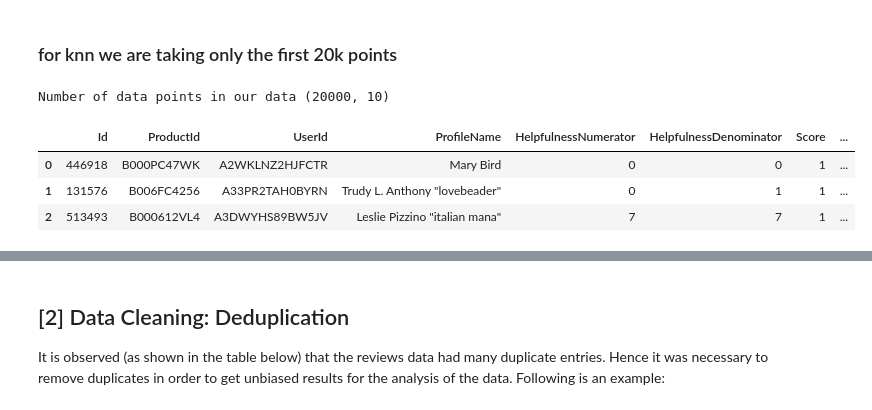
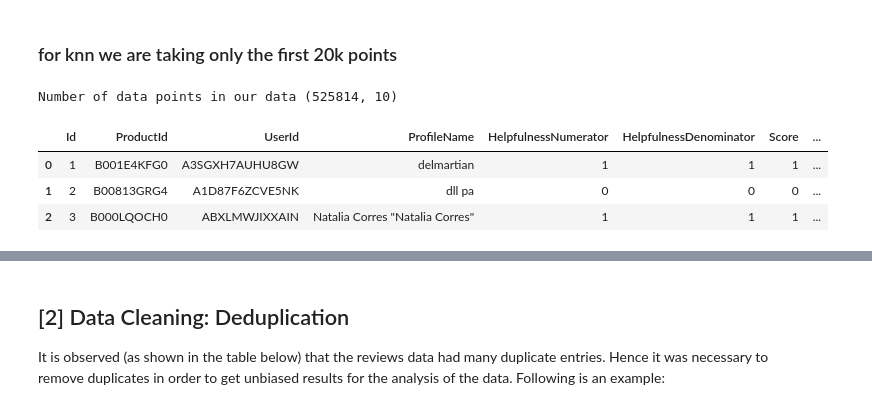
Before and after one commit to Lalit-Yadav-E1483/Amazon-Fine-Food, a Jupyter notebook: knn_data.ipynb, the cells around one changed output, grey strips where cells are left out. Drawn from its saved outputs; the diff is of its cells as text; code cells hidden in the pictures.

```diff
--- a/knn_data.ipynb
+++ b/knn_data.ipynb
@@ -176,23 +148,23 @@ plt.show()
 # %% [markdown]
 ### for knn we are taking only the first 20k points
 # %%
-filtered_data = pd.read_sql_query(""" SELECT * FROM Reviews WHERE Score != 3 ORDER BY RANDOM() LIMIT 20000 """, con)
+filtered_data = pd.read_sql_query(""" SELECT * FROM Reviews WHERE Score != 3 """, con)
 
 # Give reviews with Score>3 a positive rating, and reviews with a score<3 a negative rating.
 def partition(x):
     if x < 3:
         return 0
     return 1
 
 # changing reviews with score less than 3 to be negetive and vice-versa
 actualScore = filtered_data['Score']
 positiveNegative = actualScore.map(partition)
 filtered_data['Score'] = positiveNegative
 print("Number of data points in our data", filtered_data.shape)
 filtered_data.head(3)
 # %% [output]
-Number of data points in our data (20000, 10)
+Number of data points in our data (525814, 10)
 |  | Id | ProductId | UserId | ProfileName | HelpfulnessNumerator | HelpfulnessDenominator | Score | ... |
-| 0 | 446918 | B000PC47WK | A2WKLNZ2HJFCTR | Mary Bird | 0 | 0 | 1 | ... |
-| 1 | 131576 | B006FC4256 | A33PR2TAH0BYRN | Trudy L. Anthony "lovebeader" | 0 | 1 | 1 | ... |
-| 2 | 513493 | B000612VL4 | A3DWYHS89BW5JV | Leslie Pizzino "italian mana" | 7 | 7 | 1 | ... |
+| 0 | 1 | B001E4KFG0 | A3SGXH7AUHU8GW | delmartian | 1 | 1 | 1 | ... |
+| 1 | 2 | B00813GRG4 | A1D87F6ZCVE5NK | dll pa | 0 | 0 | 0 | ... |
+| 2 | 3 | B000LQOCH0 | ABXLMWJIXXAIN | Natalia Corres "Natalia Corres" | 1 | 1 | 1 | ... |
```
Also changed, not shown: parts of 48 cells of this notebook.
